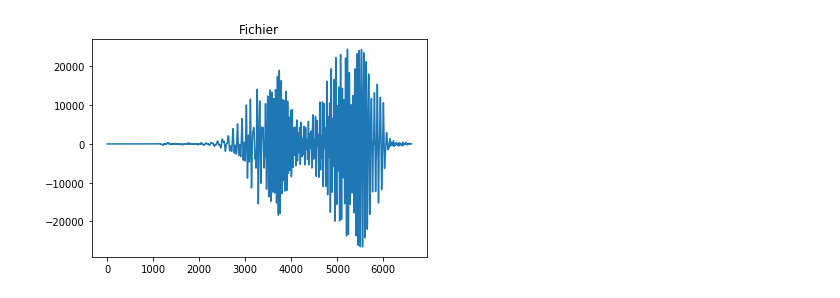
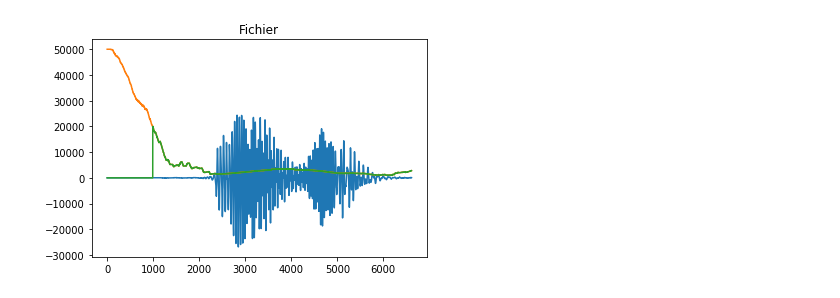
Before and after one commit to Ydeshors/reconnaissance_r2d2, a Jupyter notebook: jupy.ipynb, the cells around one changed output. Cells and saved outputs as stored; diff of their text form; code cells hidden in the pictures.

```diff
--- a/jupy.ipynb
+++ b/jupy.ipynb
@@ -1,13 +143,5 @@
 # %%
-import pylab
-import numpy as np
-import matplotlib.pyplot as plt
 
-# importation de module pour la manipulation de fichiers audios
-from fastdtw import fastdtw, dtw
-from pydub import AudioSegment
-from scipy.io.wavfile import read as wread
-from scipy.spatial.distance import euclidean
 
 
 def w_k(k, n, N):
@@ -37,7 +171,7 @@ cpt = 0
 
 def hammi(signal):
     # découpage en fenetres de hamming, 22050 fps, pour 20ms la fenetre ça fait 22050*0.020
-    nTailleFen = round(22050*0.02)
+    nTailleFen = round(22050*0.01) #10 ms
     fenPure = np.hamming(nTailleFen)
     nSize = len(signal)
     tSortie = []
@@ -45,7 +179,7 @@ def hammi(signal):
 #     print( signal)
 #     print(nSize)
 #     print(nTailleFen)
-    print(nSize//nTailleFen)
+#     print(nSize//nTailleFen)
 #     n = 20
 #     tSortie.append( signal[n*nTailleFen:(n+1)*nTailleFen]*fenPure )
 #     print( tSortie)
@@ -56,6 +190,10 @@ def hammi(signal):
 #     for n in range (nSize):
         tSortie.append( signal[n*nDecal:n*nDecal +nTailleFen]*fenPure )
         n +=1
+
+    #padding de 0 en sortie, 5? fois la longueur initiale, pour plus de précision sur la fft/dft
+#     for _ in range()
+
     return tSortie
 
 # Protocole à suivre :
@@ -164,26 +302,85 @@ def comparaison(son):
     print(distance)
 
 
-# comparaison(data)
-f_echant, data = wread('sound/1.wav')
+
+f_echant, data = wread('sound/2.wav')
+dataModded = data[:]
+
+
+#ZRC zero crossing rate, pour elimination des silences
+tnbZeros = []
+cpt = 1
+while cpt<len(data):
+    if (data[cpt]>0 and data[cpt-1]>0):
+        tnbZeros.append(0)
+    elif (data[cpt]<0 and data[cpt-1]<0):
+        tnbZeros.append(0)
+    else:
+        tnbZeros.append(1)
+    cpt +=1
+
+cpt = 0
+tZRC = []
+tZRC2 = []
+tZRC3 = []
+while cpt<len(tnbZeros) :
+    nMin = max(cpt-15,0)
+    nMax = min(cpt+15,len(tnbZeros))
+    tZRC.append( (sum(tnbZeros[nMin:nMax])/(nMax-nMin))* 50000 )
+
+    nMin = max(cpt-250,0)
+    nMax = min(cpt+250,len(tnbZeros))
+    ajout = (sum(tnbZeros[nMin:nMax])/(nMax-nMin))* 50000
+    tZRC2.append(ajout)
+    if (ajout >20000): # 3600):
+        ajout = 0
+        dataModded[cpt] = 0
+    tZRC3.append( ajout)
+    cpt +=1
+
+
+import cmath
+
+
 # f_echant, data = wread('audiorecordtest2TMP.wav')
-tSignalHamminged = hammi(data)
+tSignalHamminged = hammi(dataModded)
 # print(tSignalHamminged)
 tSignalFft = tSignalHamminged[:]
+#padding de 0 en sortie, 5? fois la longueur initiale, pour plus de précision sur la fft/dft
+
+tPaddTableau = np.array([0] * len(tSignalFft[0]) *5)
+
+# print(tSignalFft[10])
+
+for x in range(len(tSignalFft)):
+    tSignalFft[x] = np.concatenate((tSignalFft[x],tPaddTableau))
+
+# print(tSignalFft[10])
+
 tSignalFft = list(map(np.fft.fft, tSignalFft) )
+Reel = lambda x: x.real
+Image = lambda x: x.imag
+tSignalFft = list(map(Reel, tSignalFft) )
 
+
+
+# print(tZRC3[::100])
 plt.plot(data)
+# plt.plot(tZRC) #agitée
+plt.plot(tZRC2)
+plt.plot(tZRC3)
 plt.title("Fichier")
 plt.show()
 
+nDecalage = (len(tSignalHamminged[0])+1)//2
 # [x * 221 for x in  list(range(0,len(tSignalHamminged)) ) ]
 # plt.plot([item for sublist in tSignalHamminged for item in sublist] )
-plt.plot([x * 221 for x in  list(range(0,len(tSignalHamminged)) ) ], tSignalHamminged)
+plt.plot([x * nDecalage for x in  list(range(0,len(tSignalHamminged)) ) ], tSignalHamminged)
 plt.title("fenêtré hamming")
 plt.show()
 
 
-plt.plot([x * 221 for x in  list(range(0,len(tSignalFft)) ) ], tSignalFft)
+plt.plot([x * nDecalage for x in  list(range(0,len(tSignalFft)) ) ], tSignalFft)
 # plt.plot([item for sublist in tSignalFft for item in sublist] )
 plt.title("fft")
 plt.show()
@@ -192,5 +389,15 @@ plt.show()
 for x in range (len(tSignalFft)):
     plt.plot(tSignalFft[x])
     plt.title("Fenêtre : "+ str(x))
+#     ligne = signal.find_peaks_cwt(tSignalFft[x],np.arange(1,6),max_distances=[50,50,50,50,50], noise_perc=5, gap_thresh=25 )
+    ligne = peakdetect(tSignalFft[x], lookahead=200, delta=500)
+#     findpeaks()
+    vals = []
+#     print(ligne)
+#     for xi in range(len(ligne)):
+#         vals.append( tSignalFft[x][ligne[xi]] )
+#     print(vals)
+#     plt.plot(ligne, vals )
+    plt.plot([ item[0] for item in ligne[0]], [ item[1] for item in ligne[0]])
     plt.show()
 # %% [output]
@@ -198 +404 @@ for x in range (len(tSignalFft)):
-[figure, old version]
+[figure, new version]
```
Also changed, not shown: parts of 4 cells of this notebook, 2 other files.
